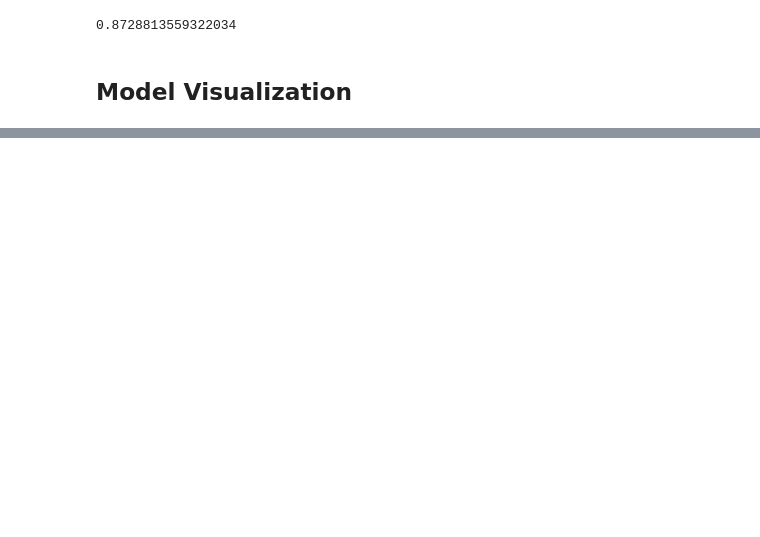
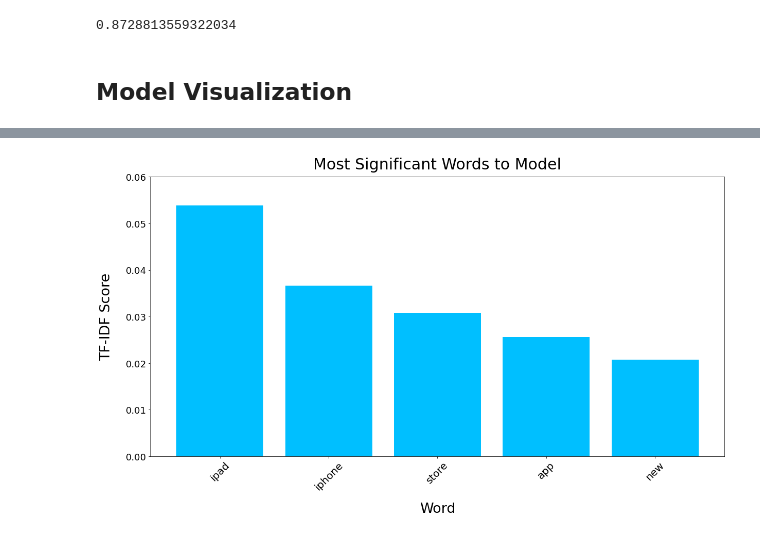
Before and after one commit to anita-camlic/Twitter_Sentiment_Analysis, a Jupyter notebook: simplified_notebook-Copy_for_viz.ipynb, the cells around one changed output, grey strips where cells are left out. Drawn from its saved outputs; the diff is of its cells as text; code cells hidden in the pictures; blank space fills up the shorter version.

```diff
--- a/simplified_notebook-Copy_for_viz.ipynb
+++ b/simplified_notebook-Copy_for_viz.ipynb
@@ -645,27 +640,29 @@ findfont: Font family ['Gill Sans'] not found. Falling back to DejaVu Sans.
 # %%
 # Visualize word Importance
 
 # Create variables for chart
 important_words_x = final_10_df['word']
 words = final_10_df['tfidf_score']
 
 c = ['deepskyblue', 'deepskyblue','deepskyblue', 'deepskyblue',
      'deepskyblue']
 
 # Change font family
 plt.rcParams.update({'font.family':'Gill Sans'})
 
 # Create bar chart
 fig, ax = plt.subplots(figsize = (20,10))
 bars = ax.bar(x = important_words_x, height = words,color= c)
 ax.set_xlabel('Word', fontsize=27, labelpad=20)
 ax.set_ylabel('TF-IDF Score', fontsize=27, labelpad=25)
 ax.set_title('Most Significant Words to Model', fontsize=30, pad=15)
 ax.tick_params(axis='y', labelsize=18)
 #ax.set_yticks(fontsize=12)
 ax.set_ylim(0, 0.060, 0.005)
 ax.set_xticks(important_words_x)
 ax.set_xticklabels(important_words_x, fontsize=20, rotation=45)
-labels = list(colors.keys())
-handles = [plt.Rectangle((0,0),1,1, color=colors[label]) for label in labels]
+#labels = list(colors.keys())
+#handles = [plt.Rectangle((0,0),1,1, color=colors[label]) for label in labels]
 plt.savefig('./Results/Final_Model_Top_10_Words_White_Background.jpg', bbox_inches='tight');
+# %% [output]
+[figure, added]
```
Also changed, not shown: parts of 24 cells of this notebook, 2 other files.
